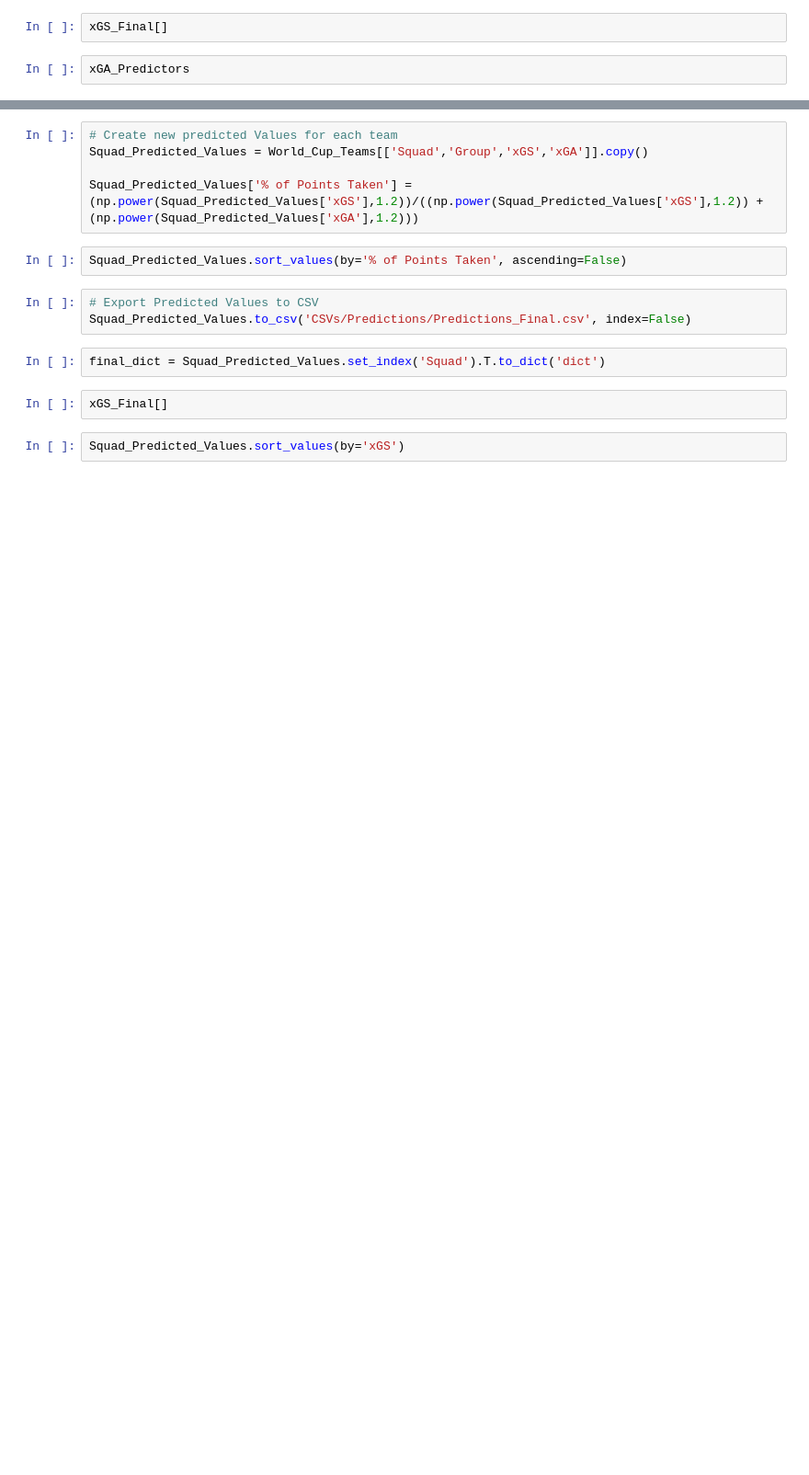
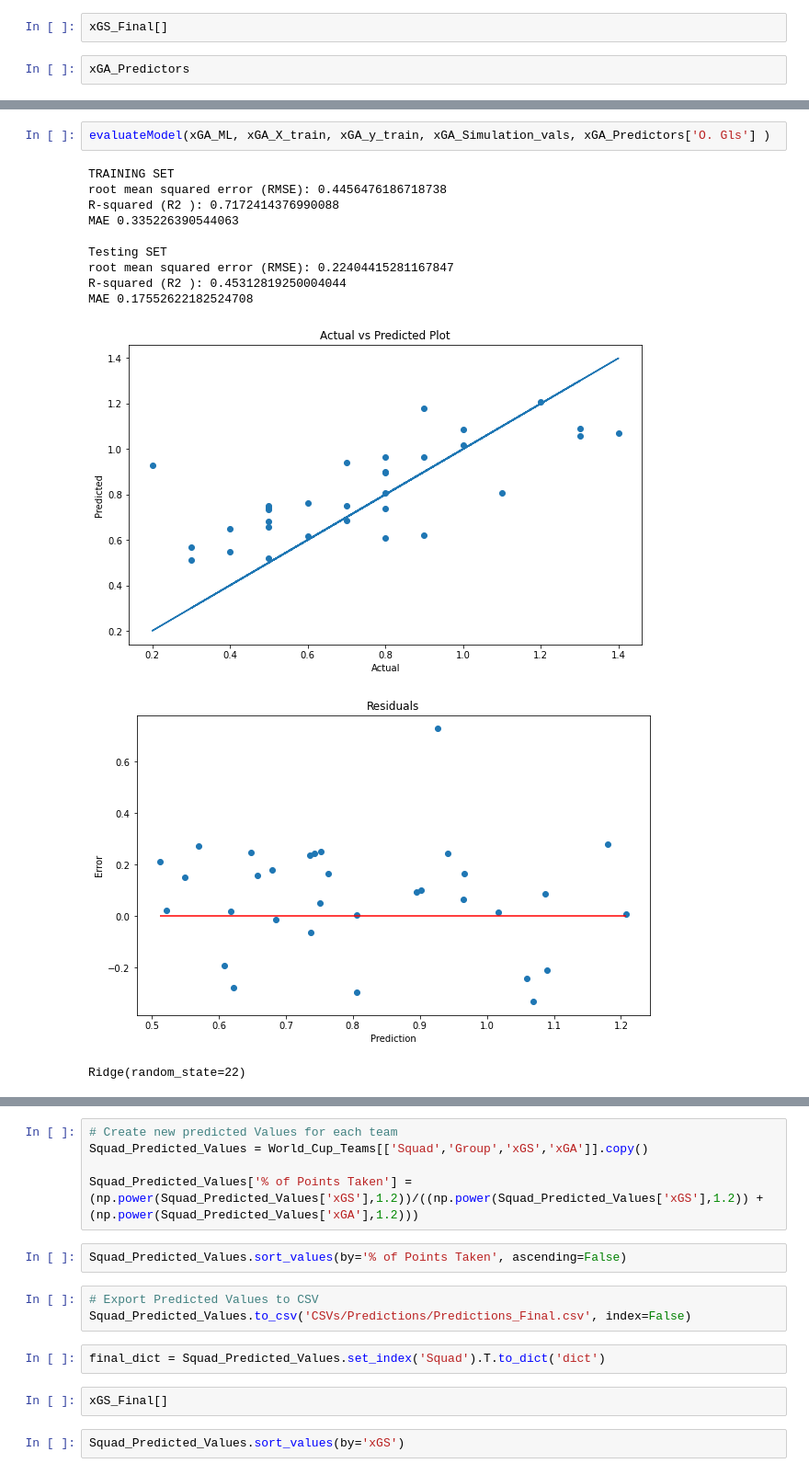
Before and after one commit to matthallman/uofm_data_capstone_worldcup, a Jupyter notebook: ML_Model_Data/Final ML Models.ipynb, the cells around one changed output, grey strips where cells are left out. Shown: that part at 92% size. Drawn from its saved outputs; the diff is of its cells as text; blank space fills up the shorter version.

```diff
--- a/ML_Model_Data/Final ML Models.ipynb
+++ b/ML_Model_Data/Final ML Models.ipynb
@@ -97,0 +102,15 @@ xGA_Predictors
+# %%
+evaluateModel(xGA_ML, xGA_X_train, xGA_y_train, xGA_Simulation_vals, xGA_Predictors['O. Gls'] )
+# %% [output]
+TRAINING SET
+root mean squared error (RMSE): 0.4456476186718738
+R-squared (R2 ): 0.7172414376990088
+MAE 0.335226390544063
+
+Testing SET
+root mean squared error (RMSE): 0.22404415281167847
+R-squared (R2 ): 0.45312819250004044
+MAE 0.17552622182524708
+[figure, added]
+[figure, added]
+Ridge(random_state=22)
```
Also changed, not shown: parts of 10 cells of this notebook, 5 other files.
